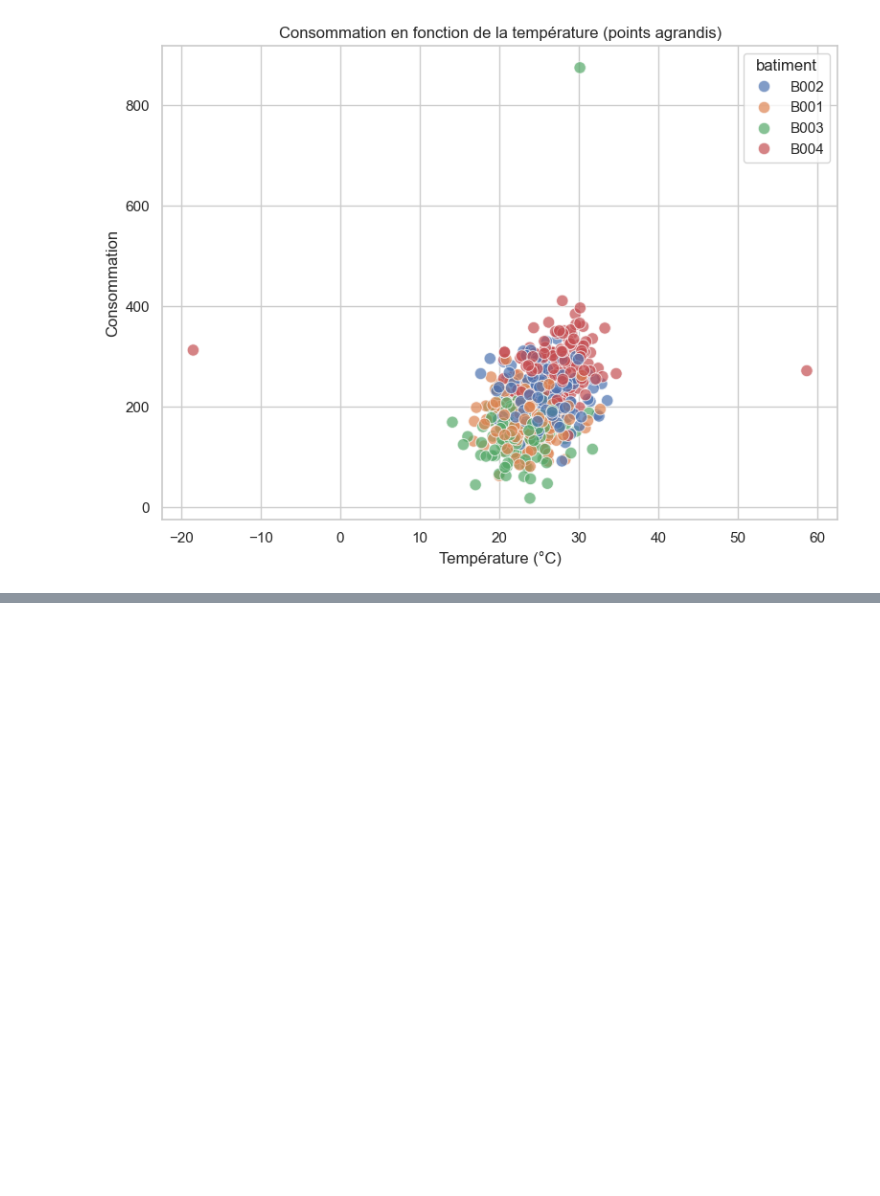
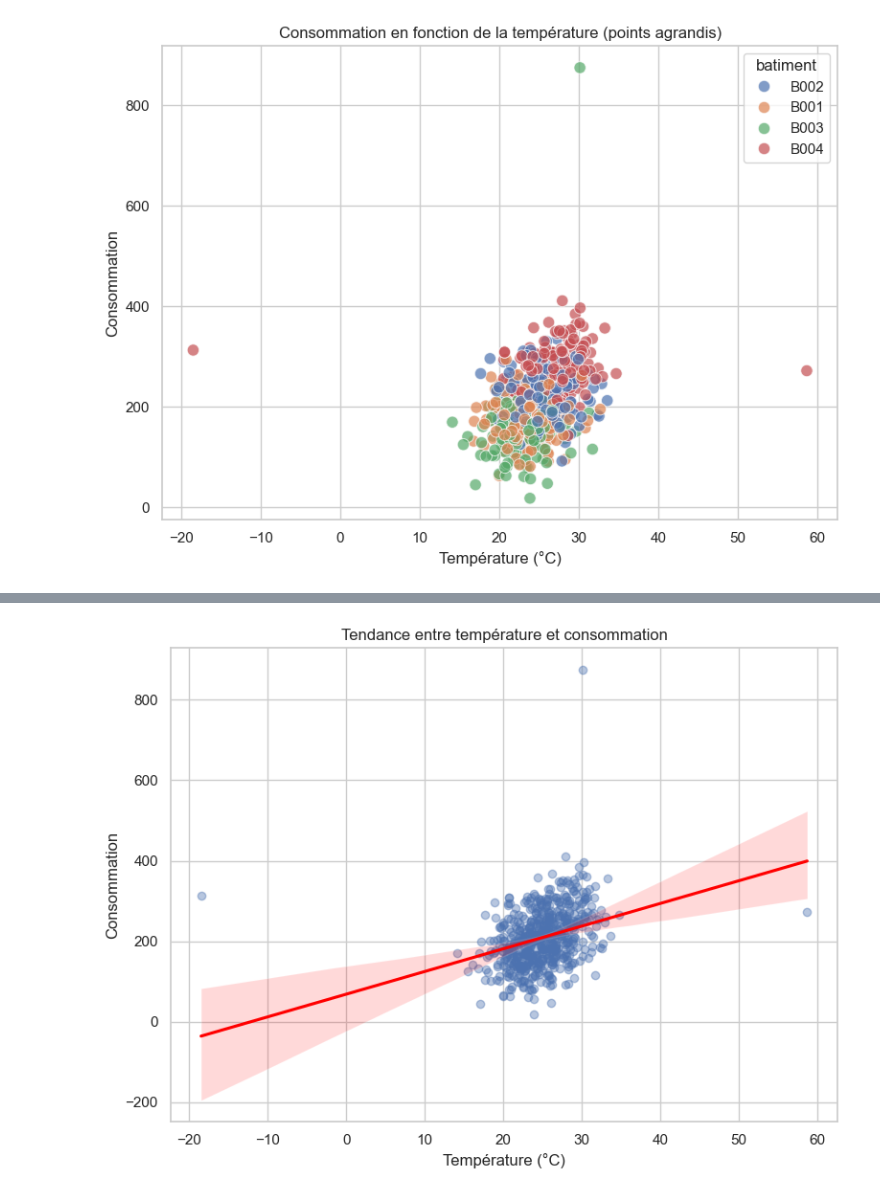
Before and after one commit to harounambaye/Seaborn_Iot_Analysis, a Jupyter notebook: notebooks/Seaborn_Iot_Analysis.ipynb, the cells around one changed output, grey strips where cells are left out. Drawn from its saved outputs; the diff is of its cells as text; code cells hidden in the pictures; blank space fills up the shorter version.

Commit message:
Partie 7 : Régression avec regplot()

```diff
--- a/notebooks/Seaborn_Iot_Analysis.ipynb
+++ b/notebooks/Seaborn_Iot_Analysis.ipynb
@@ -302,0 +307,10 @@ plt.show()
+# %%
+plt.figure(figsize=(8, 6))
+sns.regplot(data=df, x="temperature", y="consommation", scatter_kws={"alpha": 0.4}, line_kws={"color": "red"})
+plt.title("Tendance entre température et consommation")
+plt.xlabel("Température (°C)")
+plt.ylabel("Consommation")
+plt.tight_layout()
+plt.show()
+# %% [output]
+[figure, added]
```
Also changed, not shown: parts of 1 cell of this notebook.
